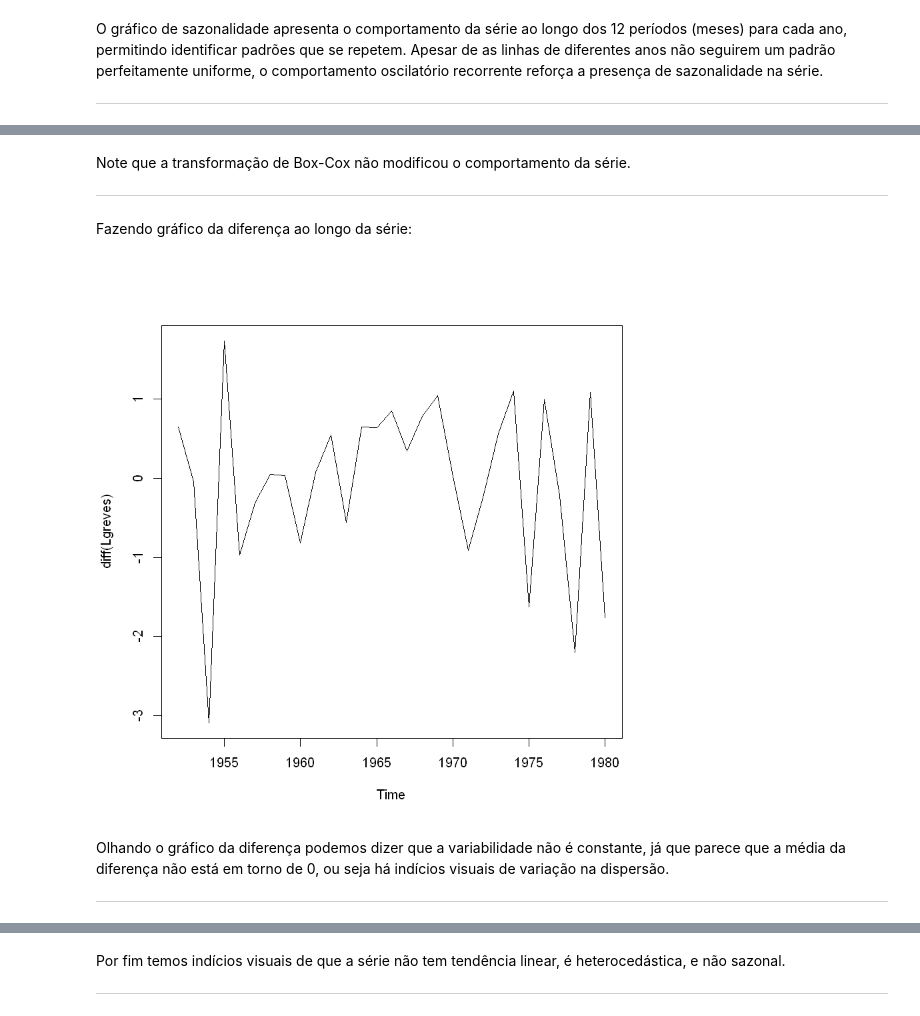
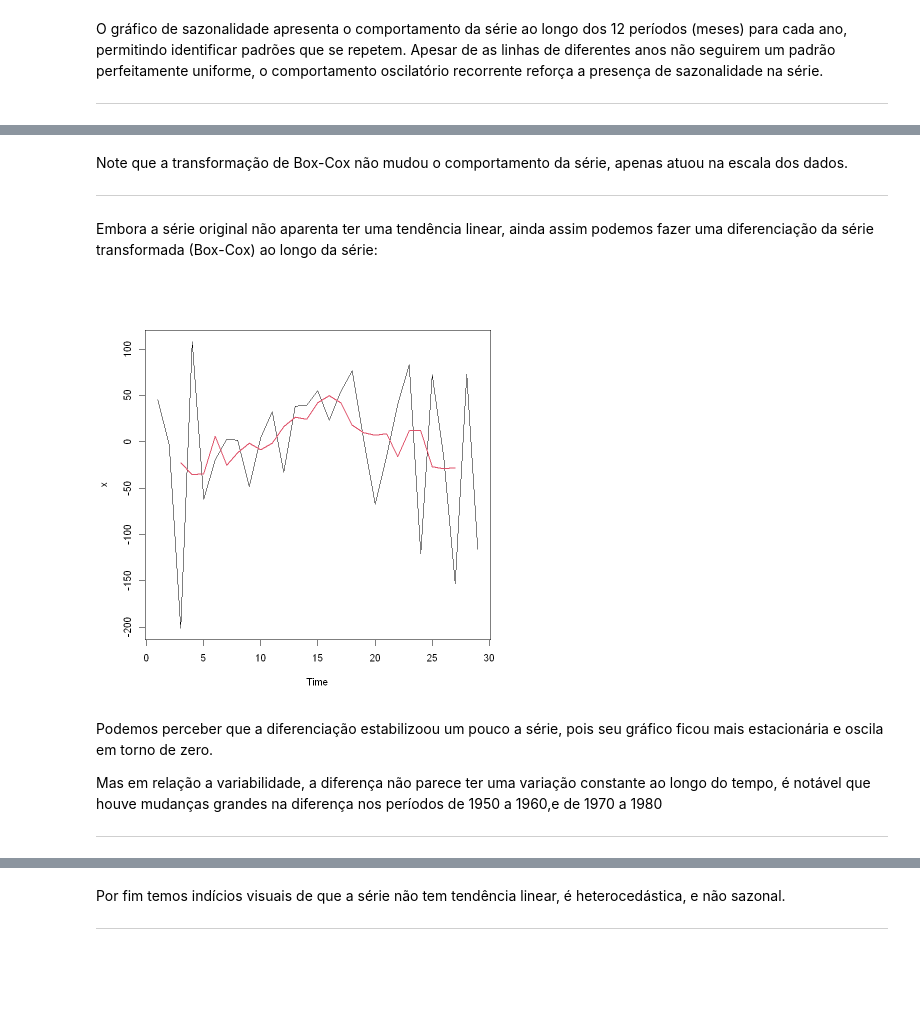
Before and after one commit to Marcehlin/Atividades-2026_1, a Jupyter notebook: Séries Temporais/Lista1 serie temporais.ipynb, the cells around one changed output, grey strips where cells are left out. Drawn from its saved outputs; the diff is of its cells as text; code cells hidden in the pictures; blank space fills up the shorter version.

Commit message:
update lista 1 series temporais

```diff
--- a/Séries Temporais/Lista1 serie temporais.ipynb
+++ b/Séries Temporais/Lista1 serie temporais.ipynb
@@ -289,4 +292,4 @@ Fazendo transformação de Box-Cox para estabilizar a variação. ($\lambda= 0.2
 # %%
-Lgreves <- greves^0.25 /0.25
+Lgreves <- greves^0.75 /0.75
 ts.plot(Lgreves,col = "blue")
 # %% [output]
@@ -294,14 +297,16 @@ ts.plot(Lgreves,col = "blue")
 # %% [markdown]
-Note que a transformação de Box-Cox não modificou o comportamento da série.
+Note que a transformação de Box-Cox não mudou o comportamento da série, apenas atuou na escala dos dados.
 
 ---
 # %% [markdown]
-Fazendo gráfico da diferença ao longo da série:
+Embora a série original não aparenta ter uma tendência linear, ainda assim podemos fazer uma diferenciação da série transformada (Box-Cox) ao longo da série:
 # %%
-plot(diff(Lgreves))
+media.moveis(diff(Lgreves),2) # plota a diferença e faz a curva de média
 # %% [output]
-[figure, old version]
+[figure, new version]
 # %% [markdown]
-Olhando o gráfico da diferença podemos dizer que a variabilidade não é constante, já que parece que a média da diferença não está em torno de 0, ou seja há indícios visuais de variação na dispersão.
+Podemos perceber que a diferenciação estabilizoou um pouco a série, pois seu gráfico ficou mais estacionária e oscila em torno de zero.
+
+Mas em relação a variabilidade, a diferença não parece ter uma variação constante ao longo do tempo, é notável que houve mudanças grandes na diferença nos períodos de 1950 a 1960,e de 1970 a 1980
 
 ---
```
Also changed, not shown: parts of 17 cells of this notebook, 2 other files.
